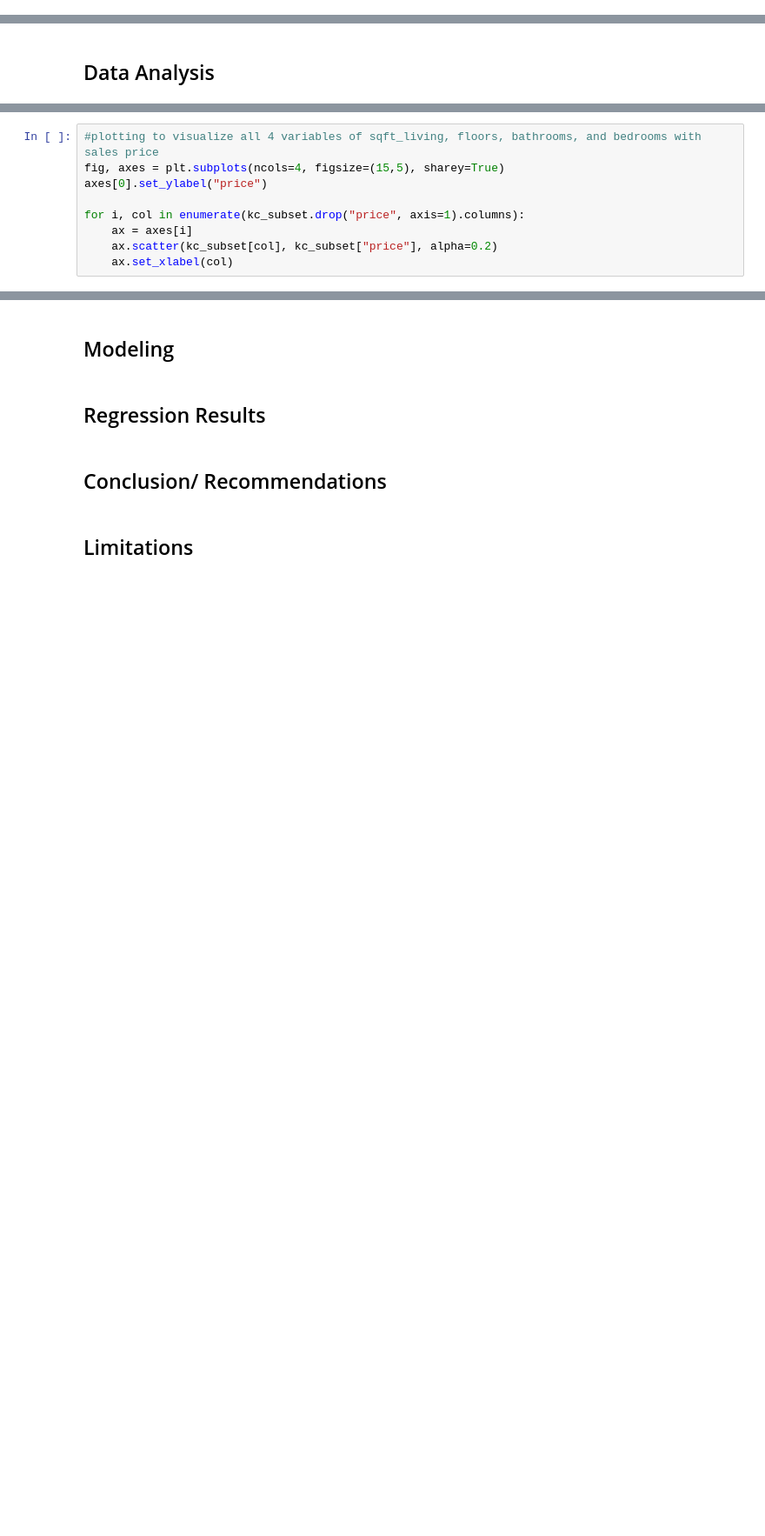
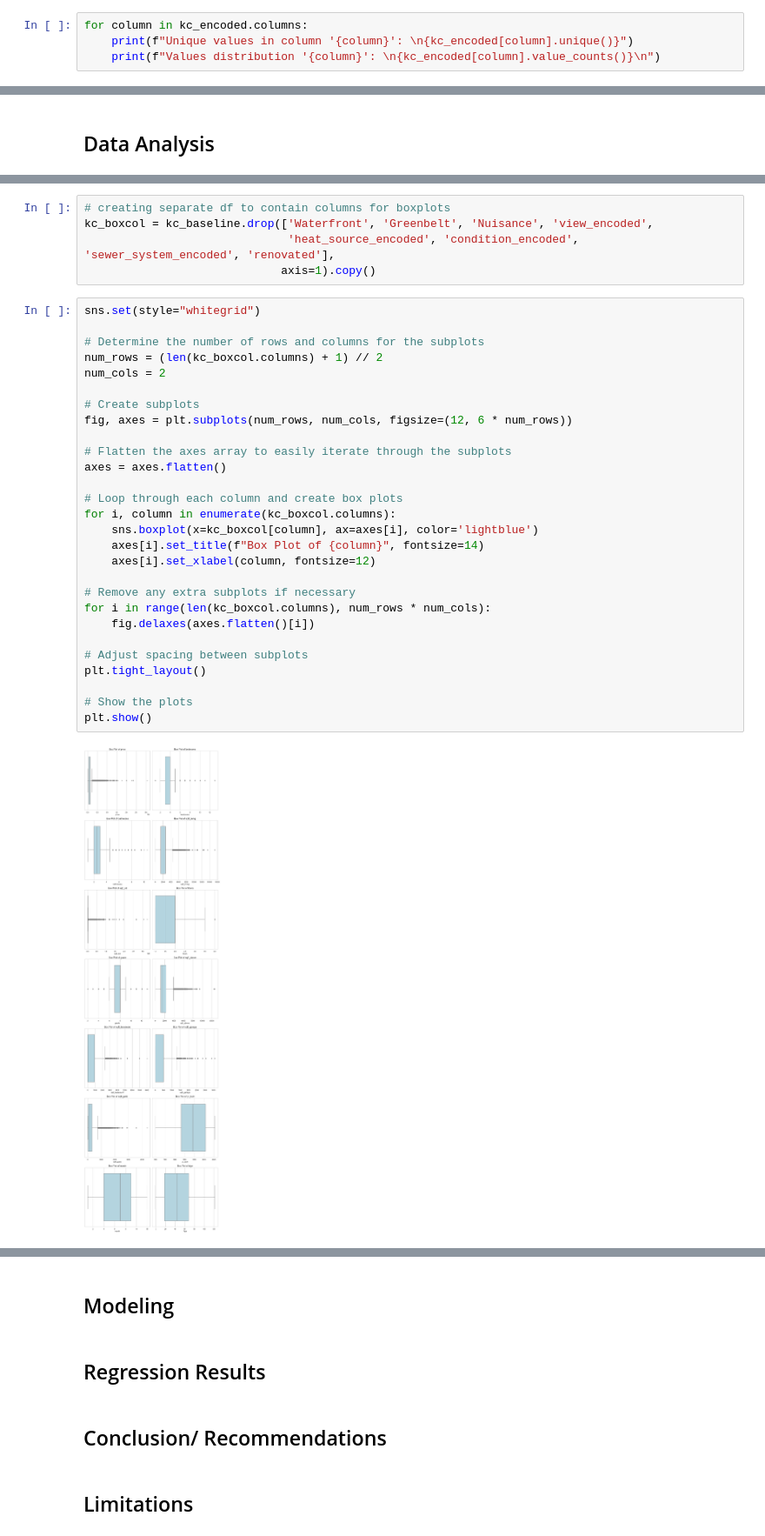
Before and after one commit to ldwilker10/Phase2_Project, a Jupyter notebook: Rough_Draft_Notebook.ipynb, the cells around one changed output, grey strips where cells are left out. Shown at 87% size. Saved outputs shown, nothing was run; the diff lists cells and outputs as text; blank space fills up the shorter version.

```diff
--- a/Rough_Draft_Notebook.ipynb
+++ b/Rough_Draft_Notebook.ipynb
@@ -158,0 +282,4 @@ None
+# %%
+for column in kc_encoded.columns:
+    print(f"Unique values in column '{column}': \n{kc_encoded[column].unique()}")
+    print(f"Values distribution '{column}': \n{kc_encoded[column].value_counts()}\n")
@@ -250,9 +413,0 @@ Compared to a standard alpha of 0.05, these are quite small p-values from our mo
-# %%
-#plotting to visualize all 4 variables of sqft_living, floors, bathrooms, and bedrooms with sales price
-fig, axes = plt.subplots(ncols=4, figsize=(15,5), sharey=True)
-axes[0].set_ylabel("price")
-
-for i, col in enumerate(kc_subset.drop("price", axis=1).columns):
-    ax = axes[i]
-    ax.scatter(kc_subset[col], kc_subset["price"], alpha=0.2)
-    ax.set_xlabel(col)
@@ -262,0 +488,35 @@ As mentioned above we see that sqft_living does seem to have a linear relationsh
+# %%
+# creating separate df to contain columns for boxplots
+kc_boxcol = kc_baseline.drop(['Waterfront', 'Greenbelt', 'Nuisance', 'view_encoded',
+                              'heat_source_encoded', 'condition_encoded', 'sewer_system_encoded', 'renovated'],
+                             axis=1).copy()
+# %%
+sns.set(style="whitegrid")
+
+# Determine the number of rows and columns for the subplots
+num_rows = (len(kc_boxcol.columns) + 1) // 2
+num_cols = 2
+
+# Create subplots
+fig, axes = plt.subplots(num_rows, num_cols, figsize=(12, 6 * num_rows))
+
+# Flatten the axes array to easily iterate through the subplots
+axes = axes.flatten()
+
+# Loop through each column and create box plots
+for i, column in enumerate(kc_boxcol.columns):
+    sns.boxplot(x=kc_boxcol[column], ax=axes[i], color='lightblue')
+    axes[i].set_title(f"Box Plot of {column}", fontsize=14)
+    axes[i].set_xlabel(column, fontsize=12)
+
+# Remove any extra subplots if necessary
+for i in range(len(kc_boxcol.columns), num_rows * num_cols):
+    fig.delaxes(axes.flatten()[i])
+
+# Adjust spacing between subplots
+plt.tight_layout()
+
+# Show the plots
+plt.show()
+# %% [output]
+[figure, added]
```
Also changed, not shown: parts of 63 cells of this notebook.
